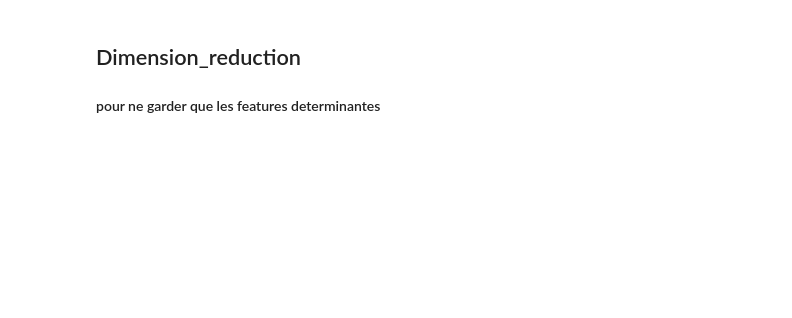
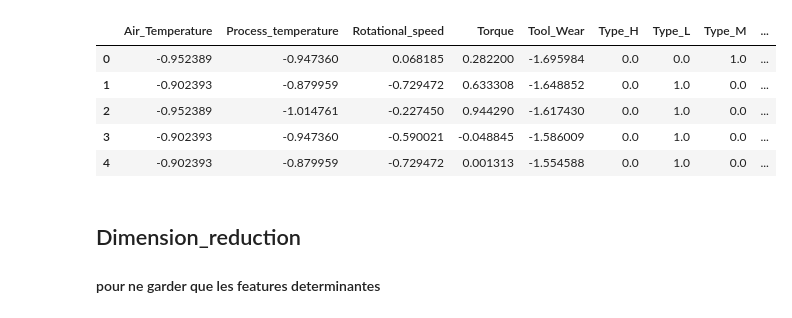
Before and after one commit to Konarovic/Maintenance, a Jupyter notebook: notebook/2_Dim_reduction.ipynb, the cells around one changed output. Saved outputs shown, nothing was run; the diff lists cells and outputs as text; code cells hidden in the pictures; blank space fills up the shorter version.

```diff
--- a/notebook/2_Dim_reduction.ipynb
+++ b/notebook/2_Dim_reduction.ipynb
@@ -29,0 +32,37 @@ from sklearn.utils.class_weight import compute_class_weight
+# %%
+df_base = pd.read_csv(os.path.join(config.DATA_DIR, 'maintenance_data_base.csv'))
+# %%
+# Pipeline
+
+#Definition des col num et cat
+num_col = ['Air_Temperature', 'Process_temperature', 'Rotational_speed', 'Torque', 'Tool_Wear']
+cat_col = ['Type', 'Failure_type']
+
+# Standard scale pour numeric et one hot pour categories
+num_pipeline = Pipeline([
+    ('num_features', StandardScaler())
+])
+cat_pipeline = Pipeline([
+    ('cat_features', OneHotEncoder())
+])
+# ColumnTransformer
+preprocessor = ColumnTransformer(transformers=[
+    ('num_trans', num_pipeline, num_col),
+    ('cat_trans', cat_pipeline, cat_col)
+])
+# Entrainement sur les data preprocessor
+df_transformed = preprocessor.fit_transform(df_base)
+
+
+# Nouveau noms pour les colonnes one hot
+encoded_feature_names = preprocessor.named_transformers_['cat_trans'].get_feature_names_out(cat_col)
+new_column_names = list(num_col) + list(encoded_feature_names)
+df_transformed = pd.DataFrame(df_transformed, columns=new_column_names)
+df_transformed.head()
+# %% [output]
+|  | Air_Temperature | Process_temperature | Rotational_speed | Torque | Tool_Wear | Type_H | Type_L | Type_M | ... |
+| 0 | -0.952389 | -0.947360 | 0.068185 | 0.282200 | -1.695984 | 0.0 | 0.0 | 1.0 | ... |
+| 1 | -0.902393 | -0.879959 | -0.729472 | 0.633308 | -1.648852 | 0.0 | 1.0 | 0.0 | ... |
+| 2 | -0.952389 | -1.014761 | -0.227450 | 0.944290 | -1.617430 | 0.0 | 1.0 | 0.0 | ... |
+| 3 | -0.902393 | -0.947360 | -0.590021 | -0.048845 | -1.586009 | 0.0 | 1.0 | 0.0 | ... |
+| 4 | -0.902393 | -0.879959 | -0.729472 | 0.001313 | -1.554588 | 0.0 | 1.0 | 0.0 | ... |
```
Also changed, not shown: parts of 14 cells of this notebook, 6 other files.
